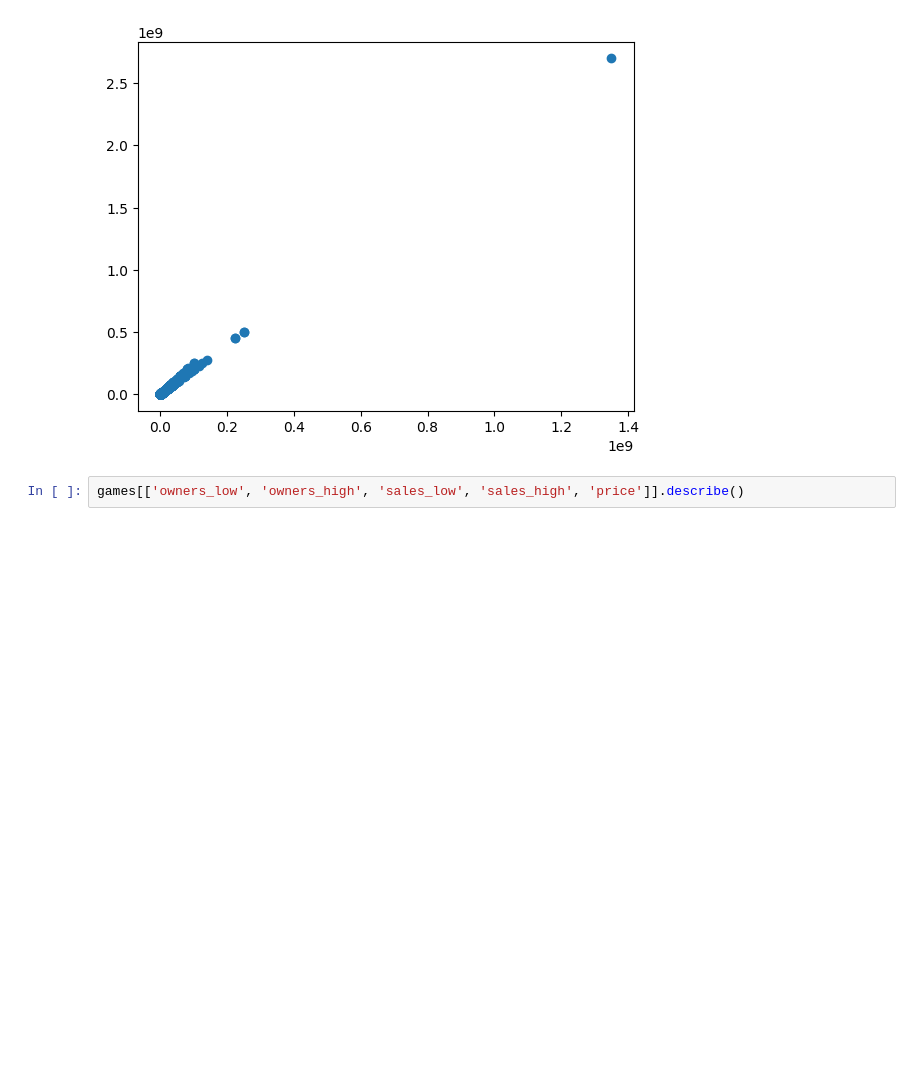
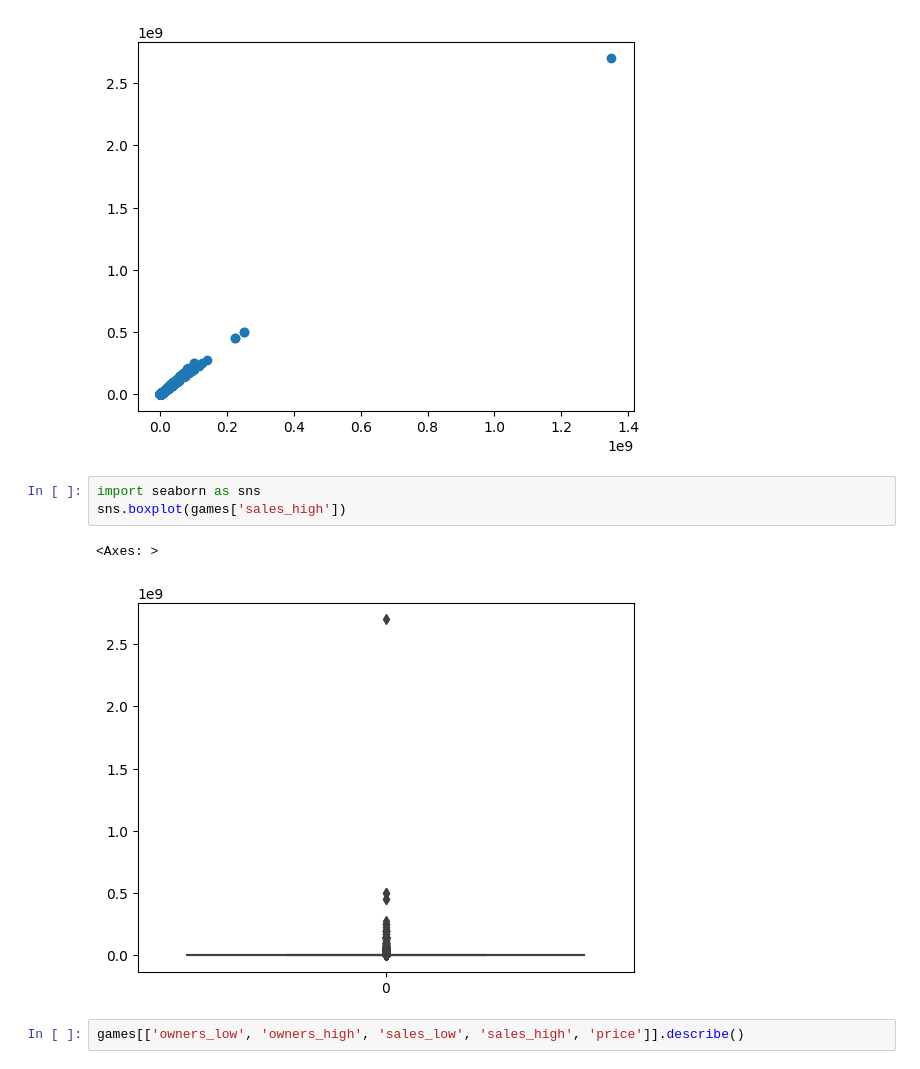
Before and after one commit to SangyunT/steam_game_sales, a Jupyter notebook: index.ipynb, the cells around one changed output. Saved outputs shown, nothing was run; the diff lists cells and outputs as text; blank space fills up the shorter version.

Commit message:
outlier visualizations

```diff
--- a/index.ipynb
+++ b/index.ipynb
@@ -150,6 +150,12 @@ plt.scatter(games['sales_low'], games['sales_high'])
 # %% [output]
 <matplotlib.collections.PathCollection at 0x...>
 [figure]
+# %%
+import seaborn as sns
+sns.boxplot(games['sales_high'])
+# %% [output]
+<Axes: >
+[figure, added]
 # %%
 games[['owners_low', 'owners_high', 'sales_low', 'sales_high', 'price']].describe()
 # %% [output]
```
